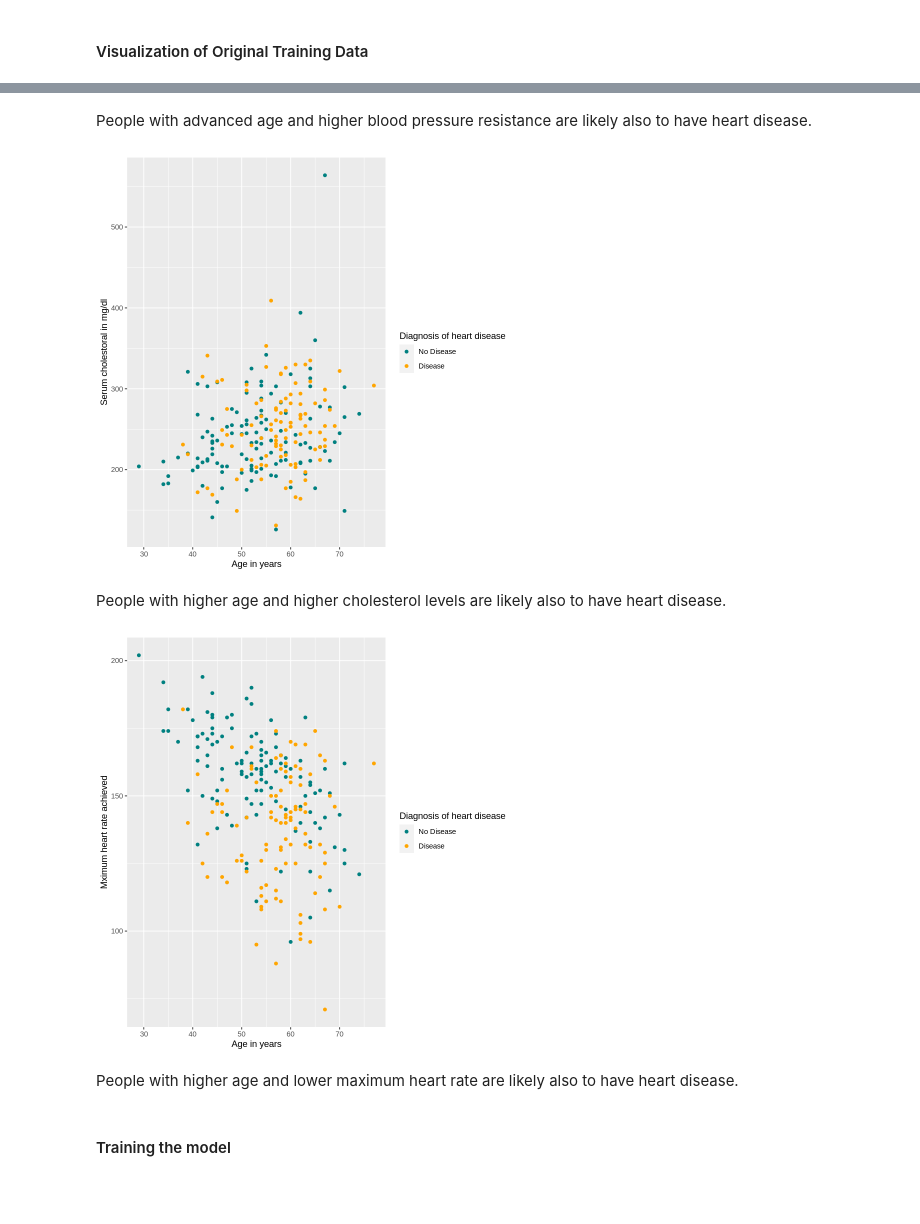
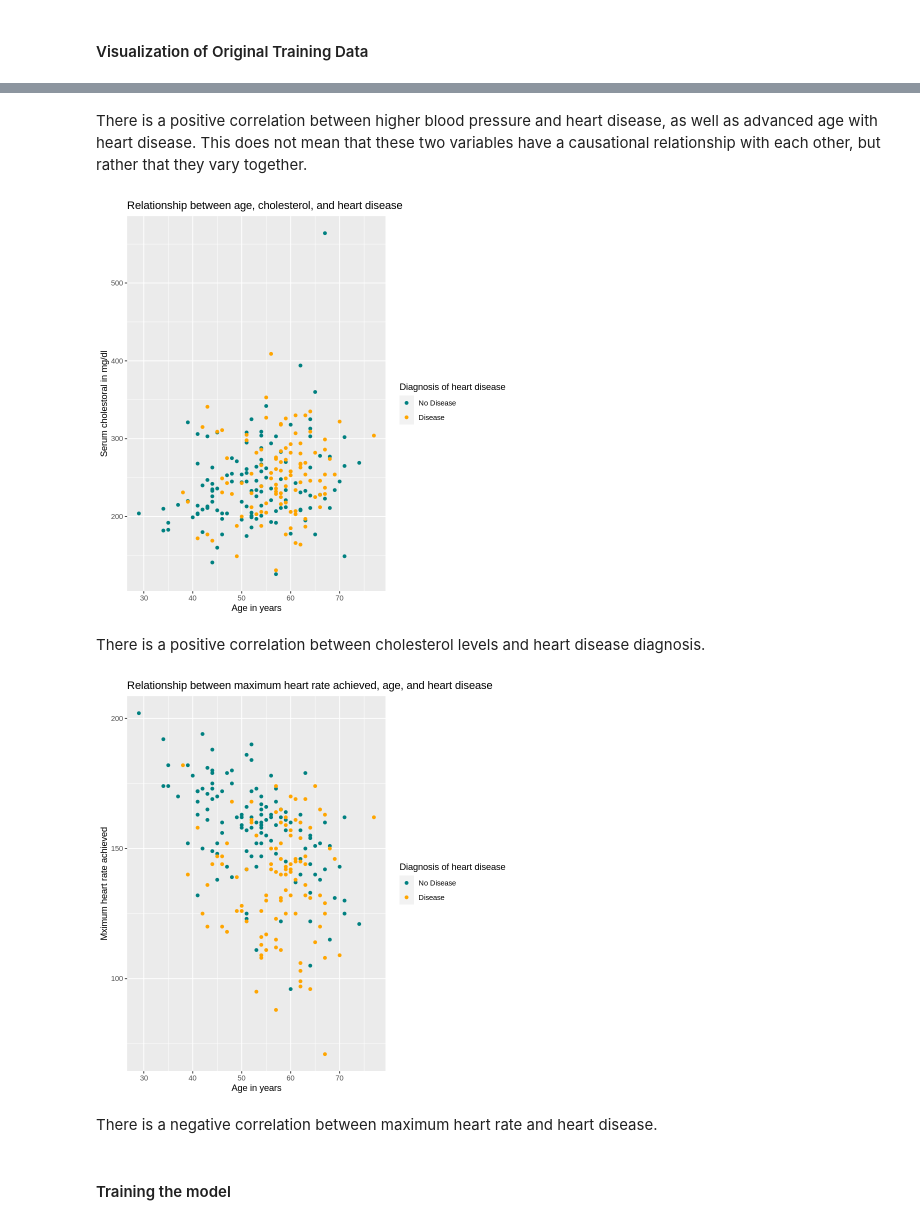
Before and after one commit to zjz02/DSCI-100-Group_41, a Jupyter notebook: Project Zhao.ipynb, the cells around one changed output, grey strips where cells are left out. Cells and saved outputs as stored; diff of their text form; code cells hidden in the pictures; blank space fills up the shorter version.

```diff
--- a/Project Zhao.ipynb
+++ b/Project Zhao.ipynb
@@ -93,25 +109,27 @@ hd_rbp_plot
 # %% [markdown]
- People with advanced age and higher blood pressure resistance are likely also to have heart disease.
+There is a positive correlation between higher blood pressure and heart disease, as well as advanced age with heart disease. This does not mean that these two variables have a causational relationship with each other, but rather that they vary together.
 # %%
 hd_chol_plot <- ggplot(hd_training, aes(x = age, y = chol, group = condition, color = condition)) +
              geom_point() +
              labs(x = "Age in years", y = "Serum cholestoral in mg/dl", colour = "Diagnosis of heart disease") +
-             scale_color_manual(labels = c("0" = "No Disease", "1" = "Disease"), values = c("#008080", "#FFA500"))
+             scale_color_manual(labels = c("0" = "No Disease", "1" = "Disease"), values = c("#008080", "#FFA500")) +
+             ggtitle("Relationship between age, cholesterol, and heart disease")
 hd_chol_plot
 # %% [output]
-[figure, old version]
+[figure, new version]
 # %% [markdown]
-People with higher age and higher cholesterol levels are likely also to have heart disease.
+There is a positive correlation between cholesterol levels and heart disease diagnosis.
 # %%
 hd_mhra_plot <- ggplot(hd_training, aes(x = age, y = thalach, group = condition, color = condition)) +
              geom_point() +
              labs(x = "Age in years", y = "Mximum heart rate achieved", colour = "Diagnosis of heart disease") +
-             scale_color_manual(labels = c("0" = "No Disease", "1" = "Disease"), values = c("#008080", "#FFA500"))
+             scale_color_manual(labels = c("0" = "No Disease", "1" = "Disease"), values = c("#008080", "#FFA500")) +
+             ggtitle("Relationship between maximum heart rate achieved, age, and heart disease")
 hd_mhra_plot
 # %% [output]
-[figure, old version]
+[figure, new version]
 # %% [markdown]
-People with higher age and lower maximum heart rate are likely also to have heart disease.
+There is a negative correlation between maximum heart rate and heart disease.
 # %% [markdown]
 #### Training the model
 # %%
```
Also changed, not shown: parts of 16 cells of this notebook.
